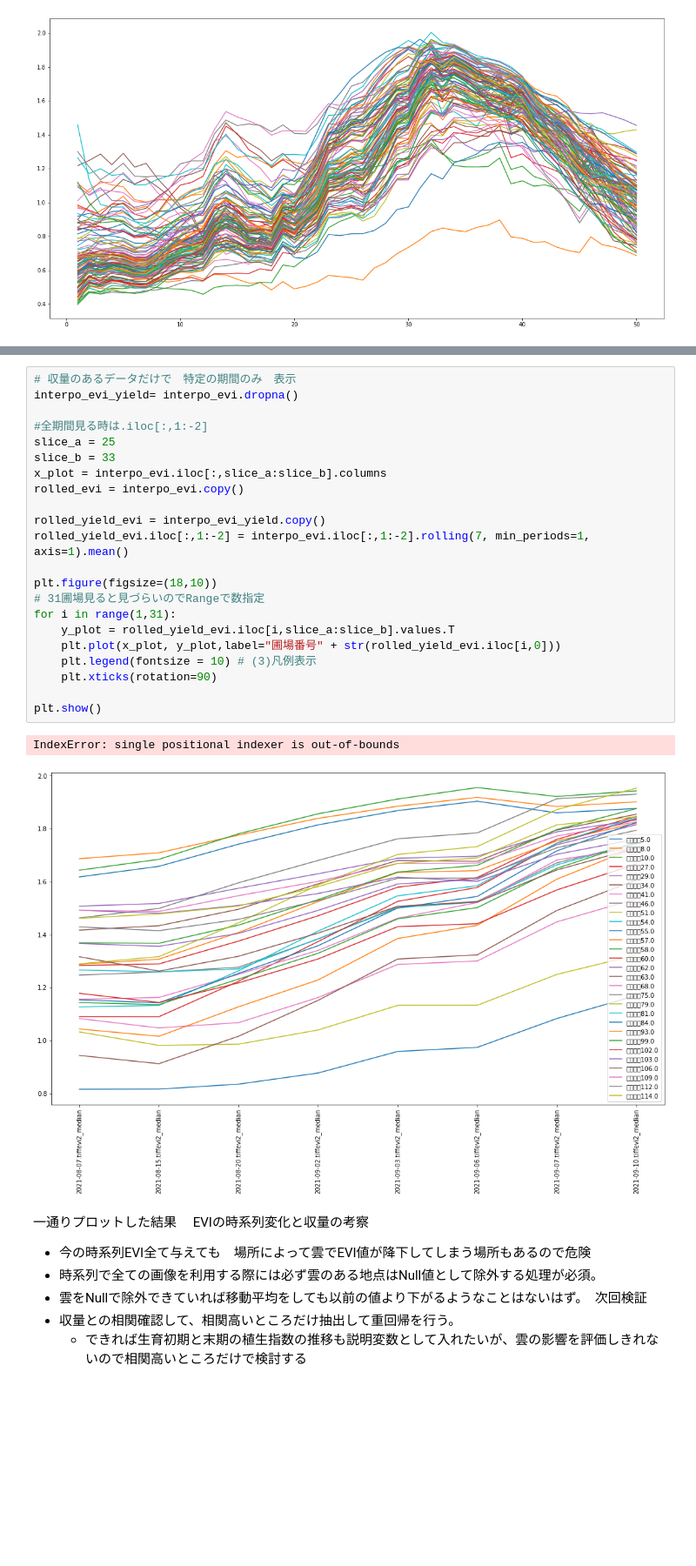
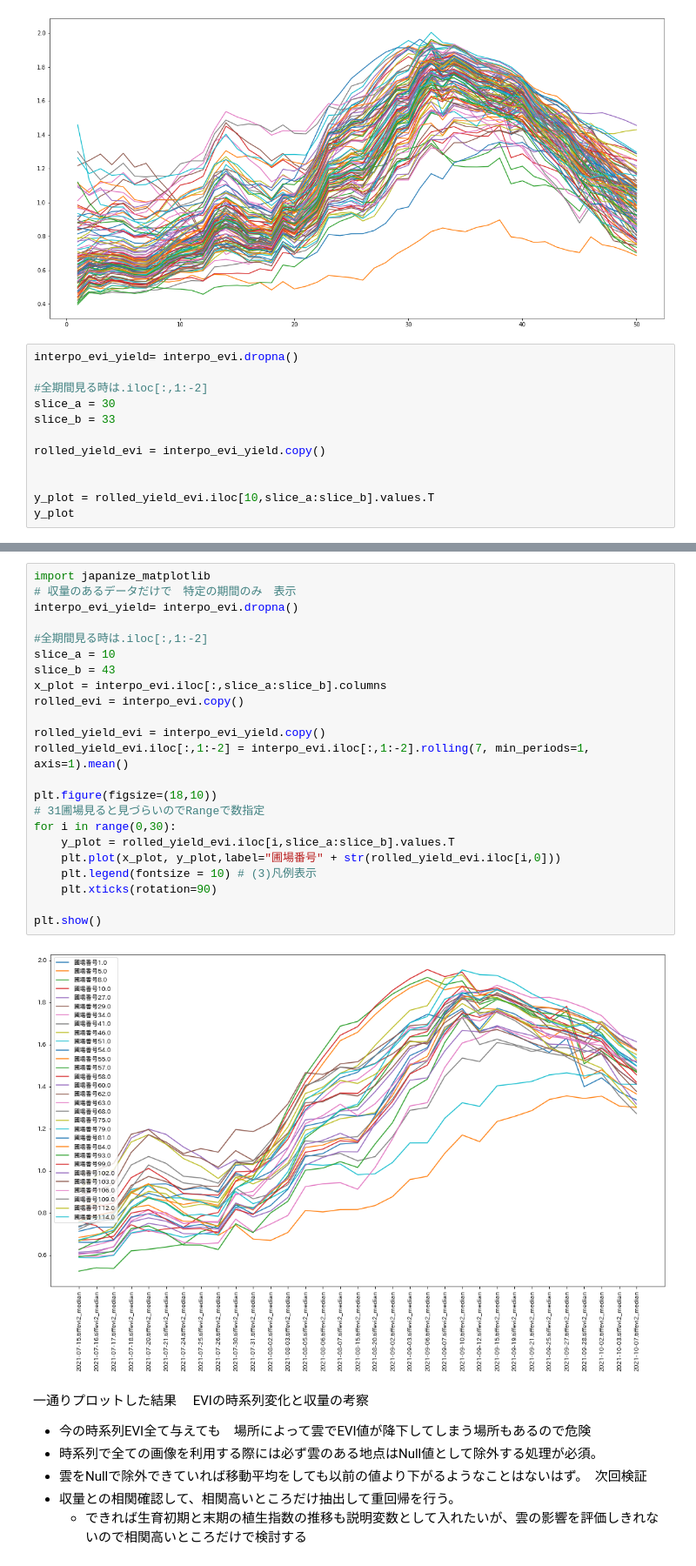
Before and after one commit to sagri-tokyo/akita_daizu, a Jupyter notebook: 6.衛星画像による収量予測.ipynb, the cells around one changed output, grey strips where cells are left out. Shown at 87% size. Drawn from its saved outputs; the diff is of its cells as text; blank space fills up the shorter version.

```diff
--- a/6.衛星画像による収量予測.ipynb
+++ b/6.衛星画像による収量予測.ipynb
@@ -392,3 +392,15 @@ for i in range(rolled_evi.iloc[:,1:-2].shape[0]):
 plt.show()
 # %% [output]
 [figure]
+# %%
+interpo_evi_yield= interpo_evi.dropna()
+
+#全期間見る時は.iloc[:,1:-2]
+slice_a = 30
+slice_b = 33
+
+rolled_yield_evi = interpo_evi_yield.copy()
+
+
+y_plot = rolled_yield_evi.iloc[10,slice_a:slice_b].values.T
+y_plot
@@ -395,28 +436,28 @@ plt.show()
 # %%
+import japanize_matplotlib
 # 収量のあるデータだけで　特定の期間のみ　表示
 interpo_evi_yield= interpo_evi.dropna()
 
 #全期間見る時は.iloc[:,1:-2]
-slice_a = 25
-slice_b = 33
+slice_a = 10
+slice_b = 43
 x_plot = interpo_evi.iloc[:,slice_a:slice_b].columns
 rolled_evi = interpo_evi.copy()
 
 rolled_yield_evi = interpo_evi_yield.copy()
 rolled_yield_evi.iloc[:,1:-2] = interpo_evi.iloc[:,1:-2].rolling(7, min_periods=1, axis=1).mean()
 
 plt.figure(figsize=(18,10))
 # 31圃場見ると見づらいのでRangeで数指定
-for i in range(1,31):
+for i in range(0,30):
     y_plot = rolled_yield_evi.iloc[i,slice_a:slice_b].values.T
     plt.plot(x_plot, y_plot,label="圃場番号" + str(rolled_yield_evi.iloc[i,0]))
     plt.legend(fontsize = 10) # (3)凡例表示
     plt.xticks(rotation=90)
 
 plt.show()
 # %% [output]
-IndexError: single positional indexer is out-of-bounds
-[figure, old version]
+[figure, new version]
 # %% [markdown]
 一通りプロットした結果 　EVIの時系列変化と収量の考察
 * 今の時系列EVI全て与えても　場所によって雲でEVI値が降下してしまう場所もあるので危険
```
Also changed, not shown: parts of 10 cells of this notebook, 27 other files.
